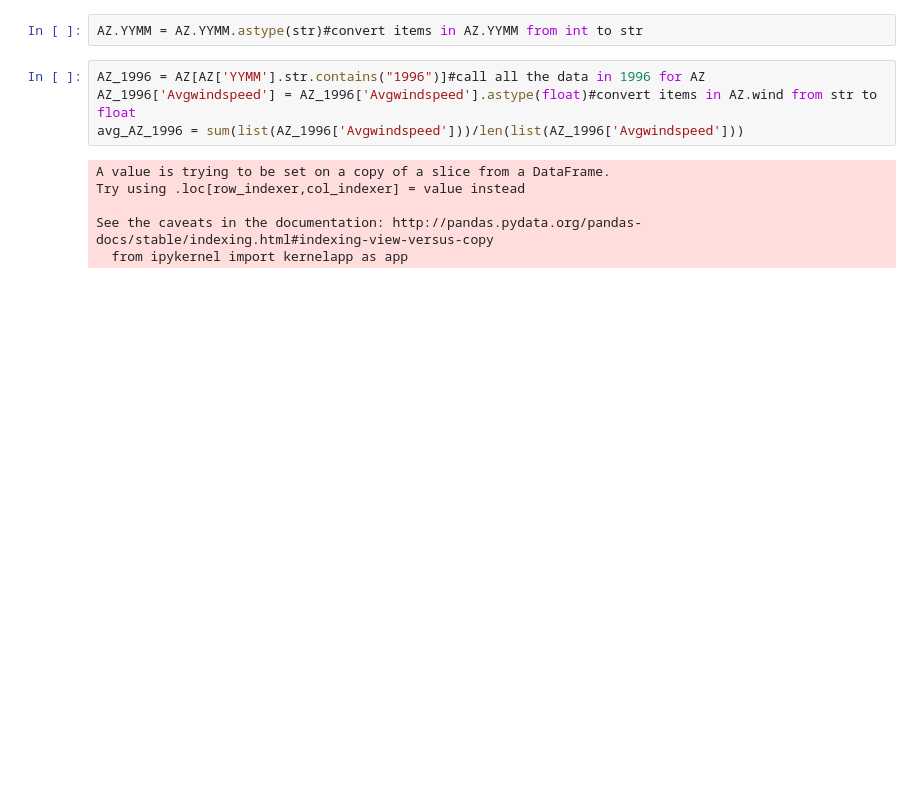
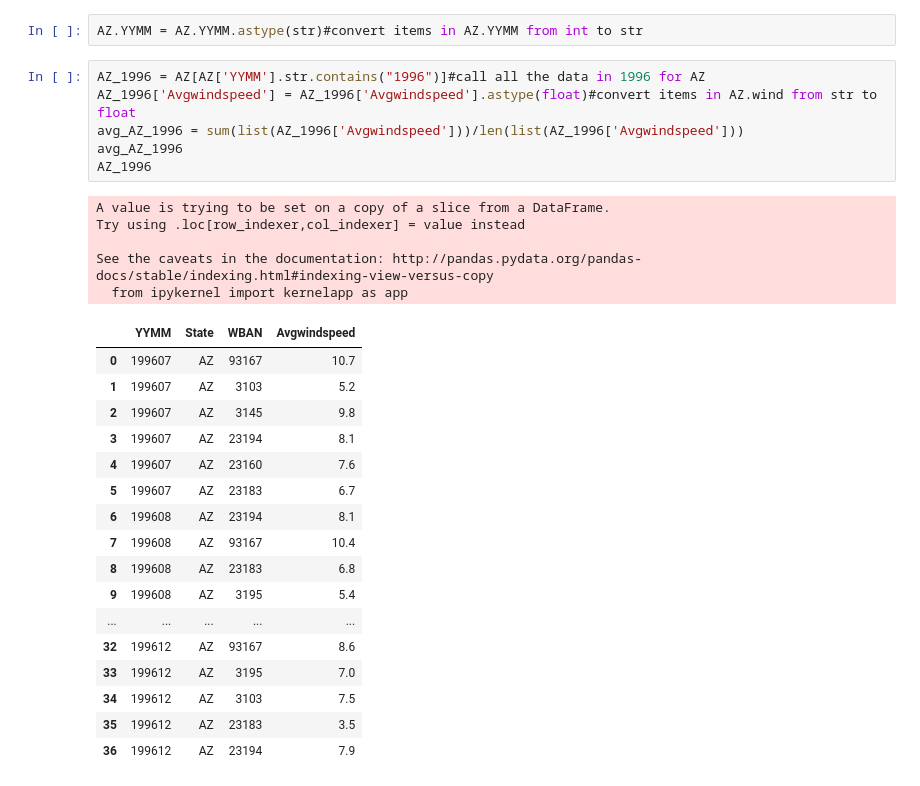
Before and after one commit to tydpan/EASE-Project, a Jupyter notebook: Arranged_Data/DF_WeatherData_Wind.ipynb, the cells around one changed output. Saved outputs shown, nothing was run; the diff lists cells and outputs as text; blank space fills up the shorter version.

```diff
--- a/Arranged_Data/DF_WeatherData_Wind.ipynb
+++ b/Arranged_Data/DF_WeatherData_Wind.ipynb
@@ -63,10 +76,29 @@ AZ.YYMM = AZ.YYMM.astype(str)#convert items in AZ.YYMM from int to str
 # %%
 AZ_1996 = AZ[AZ['YYMM'].str.contains("1996")]#call all the data in 1996 for AZ
 AZ_1996['Avgwindspeed'] = AZ_1996['Avgwindspeed'].astype(float)#convert items in AZ.wind from str to float
 avg_AZ_1996 = sum(list(AZ_1996['Avgwindspeed']))/len(list(AZ_1996['Avgwindspeed']))
+avg_AZ_1996
+AZ_1996
 # %% [output]
 A value is trying to be set on a copy of a slice from a DataFrame.
 Try using .loc[row_indexer,col_indexer] = value instead
 
 See the caveats in the documentation: http://pandas.pydata.org/pandas-docs/stable/indexing.html#indexing-view-versus-copy
   from ipykernel import kernelapp as app
+|  | YYMM | State | WBAN | Avgwindspeed |
+| 0 | 199607 | AZ | 93167 | 10.7 |
+| 1 | 199607 | AZ | 3103 | 5.2 |
+| 2 | 199607 | AZ | 3145 | 9.8 |
+| 3 | 199607 | AZ | 23194 | 8.1 |
+| 4 | 199607 | AZ | 23160 | 7.6 |
+| 5 | 199607 | AZ | 23183 | 6.7 |
+| 6 | 199608 | AZ | 23194 | 8.1 |
+| 7 | 199608 | AZ | 93167 | 10.4 |
+| 8 | 199608 | AZ | 23183 | 6.8 |
+| 9 | 199608 | AZ | 3195 | 5.4 |
+| ... | ... | ... | ... | ... |
+| 32 | 199612 | AZ | 93167 | 8.6 |
+| 33 | 199612 | AZ | 3195 | 7.0 |
+| 34 | 199612 | AZ | 3103 | 7.5 |
+| 35 | 199612 | AZ | 23183 | 3.5 |
+| 36 | 199612 | AZ | 23194 | 7.9 |
```
Also changed, not shown: parts of 4 cells of this notebook.
